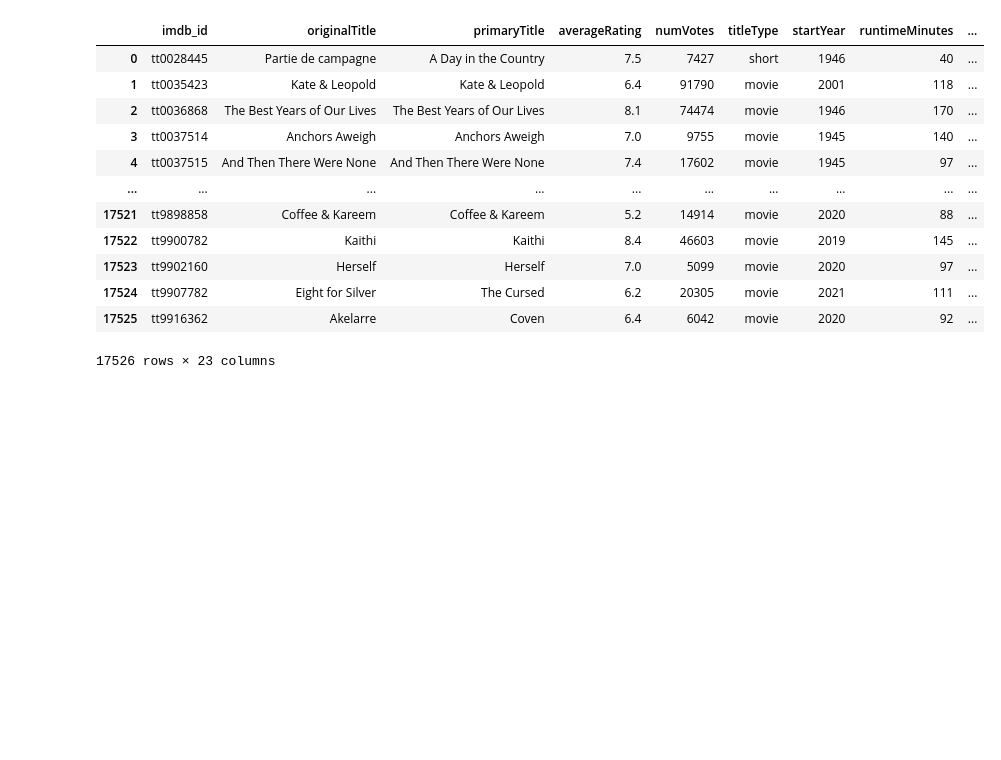
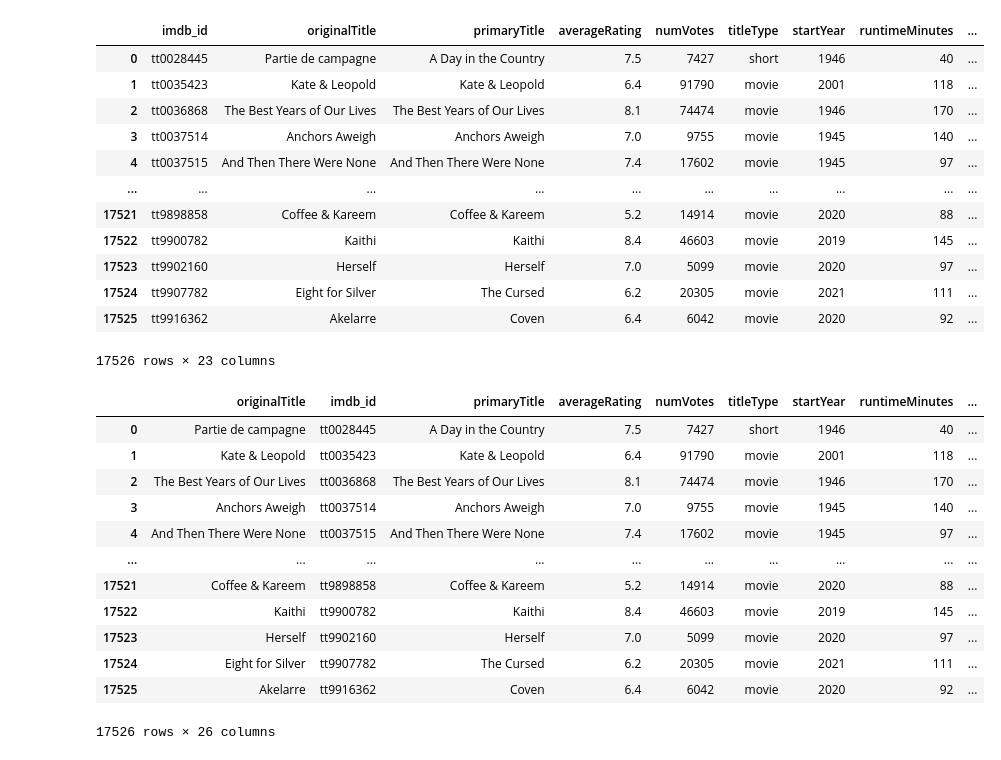
Before and after one commit to Djamilen/avd_project_wcs, a Jupyter notebook: reunir_info.ipynb, the cells around one changed output. Cells and saved outputs as stored; diff of their text form; code cells hidden in the pictures; blank space fills up the shorter version.

```diff
--- a/reunir_info.ipynb
+++ b/reunir_info.ipynb
@@ -329,7 +329,7 @@ recommander_film("The Matrix",similarity_matrix,n=30)
 - American Ninja 2: The Confrontation
 - Tetris
 # %%
-df.to_csv("df.csv")
+df = pd.read_csv("df.csv")
 # %%
 df_fin_2
 # %% [output]
@@ -346,3 +346,19 @@ df_fin_2
 | 17524 | tt9907782 | Eight for Silver | The Cursed | 6.2 | 20305 | movie | 2021 | 111 | ... |
 | 17525 | tt9916362 | Akelarre | Coven | 6.4 | 6042 | movie | 2020 | 92 | ... |
 17526 rows × 23 columns
+# %%
+df
+# %% [output]
+|  | originalTitle | imdb_id | primaryTitle | averageRating | numVotes | titleType | startYear | runtimeMinutes | ... |
+| 0 | Partie de campagne | tt0028445 | A Day in the Country | 7.5 | 7427 | short | 1946 | 40 | ... |
+| 1 | Kate & Leopold | tt0035423 | Kate & Leopold | 6.4 | 91790 | movie | 2001 | 118 | ... |
+| 2 | The Best Years of Our Lives | tt0036868 | The Best Years of Our Lives | 8.1 | 74474 | movie | 1946 | 170 | ... |
+| 3 | Anchors Aweigh | tt0037514 | Anchors Aweigh | 7.0 | 9755 | movie | 1945 | 140 | ... |
+| 4 | And Then There Were None | tt0037515 | And Then There Were None | 7.4 | 17602 | movie | 1945 | 97 | ... |
+| ... | ... | ... | ... | ... | ... | ... | ... | ... | ... |
+| 17521 | Coffee & Kareem | tt9898858 | Coffee & Kareem | 5.2 | 14914 | movie | 2020 | 88 | ... |
+| 17522 | Kaithi | tt9900782 | Kaithi | 8.4 | 46603 | movie | 2019 | 145 | ... |
+| 17523 | Herself | tt9902160 | Herself | 7.0 | 5099 | movie | 2020 | 97 | ... |
+| 17524 | Eight for Silver | tt9907782 | The Cursed | 6.2 | 20305 | movie | 2021 | 111 | ... |
+| 17525 | Akelarre | tt9916362 | Coven | 6.4 | 6042 | movie | 2020 | 92 | ... |
+17526 rows × 26 columns
```
Also changed, not shown: parts of 6 cells of this notebook.
